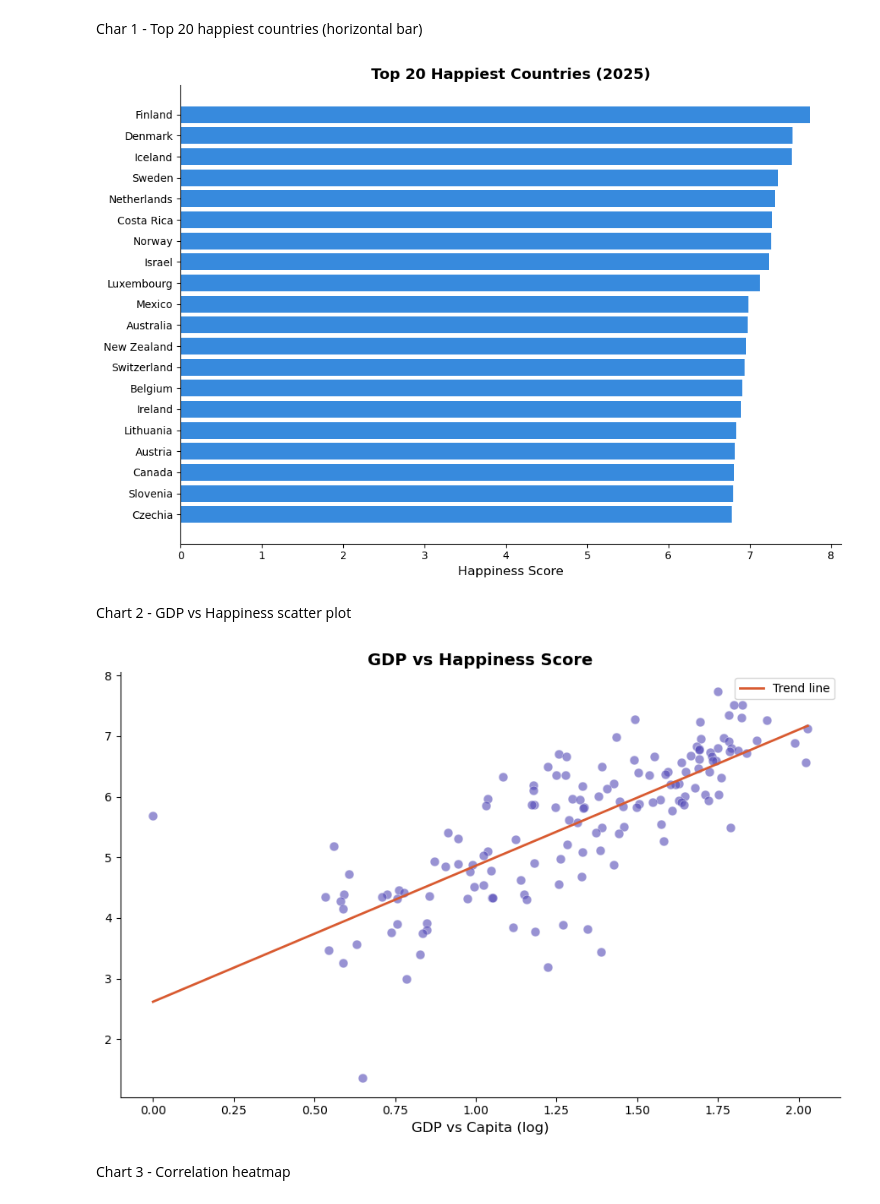
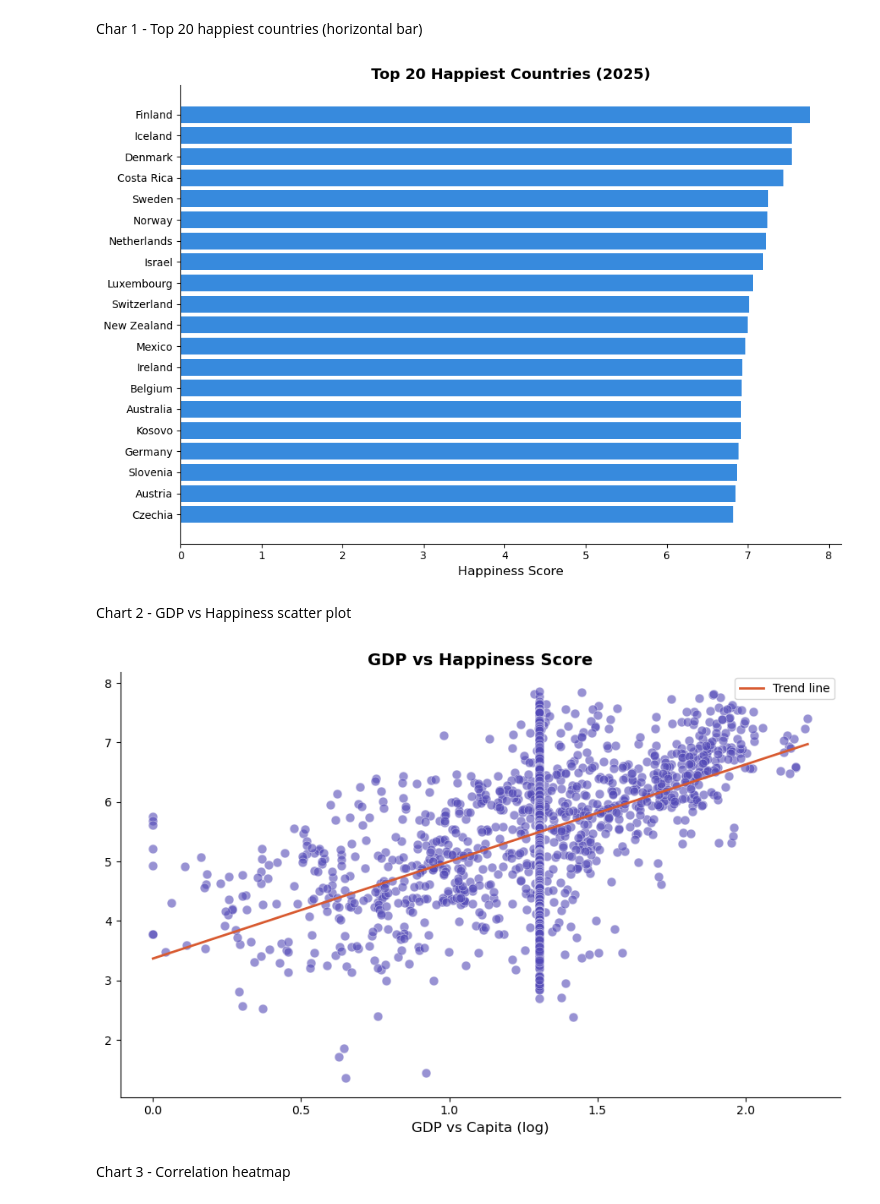
Before and after one commit to awecodes24/happiness-eda, a Jupyter notebook: notebooks/analysis.ipynb, the cells around one changed output. Saved outputs shown, nothing was run; the diff lists cells and outputs as text; code cells hidden in the pictures.

```diff
--- a/notebooks/analysis.ipynb
+++ b/notebooks/analysis.ipynb
@@ -5,7 +5,7 @@ import matplotlib.pyplot as plt
 import seaborn as sns
 
 # load dataset
-df = pd.read_csv('../data/2025.csv')
+df = pd.read_csv('../data/happiness2025.csv')
 
 # first look
 print(df.shape)  # rows x columns
@@ -123,9 +134,11 @@ df
 # %%
 df.rename(columns={
+    'Year': 'year',
+    'Rank': 'rank',
     'Country name': 'country',
-    'Ladder score': 'happiness_score',
-    'upperwhisker': 'upperwhisker',
-    'lowerwhisker': 'lowerwhisker',
+    'Life evaluation (3-year average)': 'happiness_score',
+    'Lower whisker': 'lower_whisker',
+    'Upper whisker': 'upper_whisker',
     'Explained by: Log GDP per capita': 'gdp_per_capita',
     'Explained by: Social support': 'social_support',
     'Explained by: Healthy life expectancy': 'life_expectancy',
@@ -280,17 +303,18 @@ Visualise - create 6 publications-quality charts
 Char 1 - Top 20 happiest countries (horizontal bar)
 # %%
 fig, ax = plt.subplots(figsize=(10,7))
-top20 = df.nlargest(20, 'happiness_score')
+df_2025 = df[df['year'] == 2025]
+top20 = df_2025.nlargest(20, 'happiness_score')
 bars = ax.barh(top20['country'], top20['happiness_score'], color='#378ADD', edgecolor='none')
 ax.set_xlabel('Happiness Score', fontsize=12)
 ax.set_title('Top 20 Happiest Countries (2025)', fontsize=14, fontweight='bold')
 ax.invert_yaxis()
 ax.spines[['top','right']].set_visible(False)
 plt.tight_layout()
 plt.savefig('../charts/top20_countries.png', dpi=150, bbox_inches='tight')
 plt.show()
 # %% [output]
-[figure, old version]
+[figure, new version]
 # %% [markdown]
 Chart 2 - GDP vs Happiness scatter plot
 # %%
@@ -311,7 +335,7 @@ plt.tight_layout()
 plt.savefig('../charts/gdp_vs_happiness.png', dpi=150, bbox_inches='tight')
 plt.show()
 # %% [output]
-[figure, old version]
+[figure, new version]
 # %% [markdown]
 Chart 3 - Correlation heatmap
 # %%
```
Also changed, not shown: parts of 16 cells of this notebook, 12 other files.
